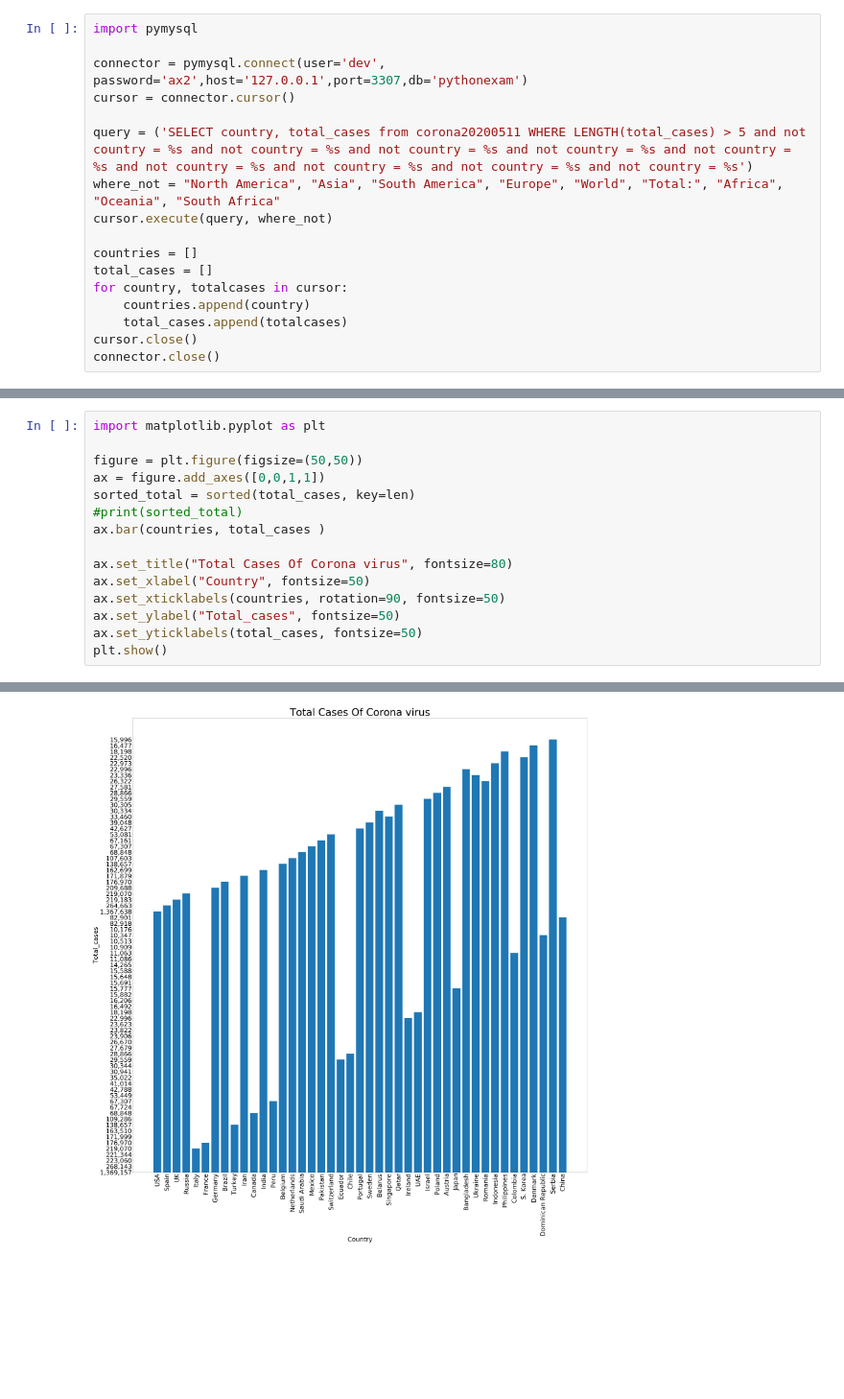
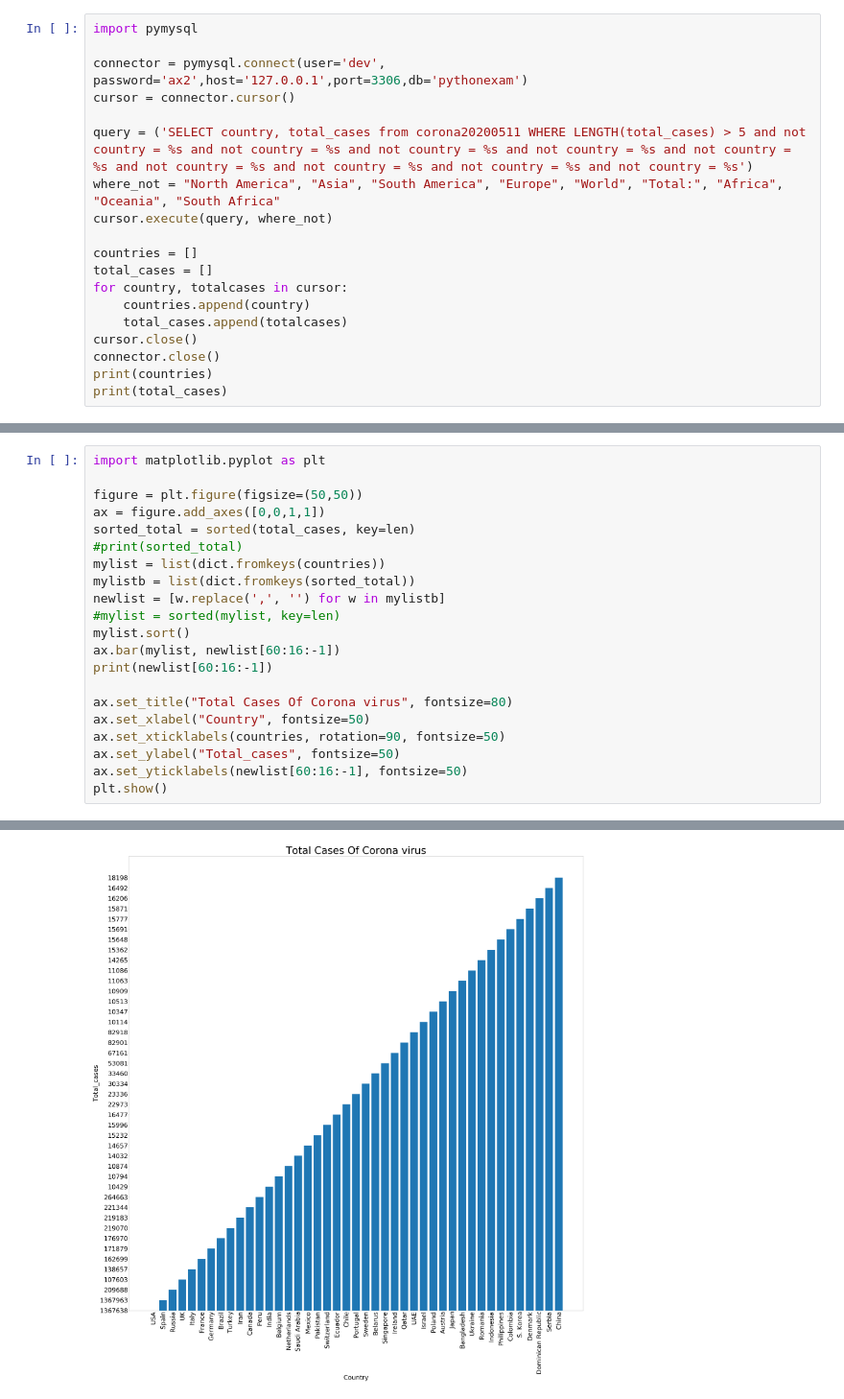
Before and after one commit to fred8728/DAT_4Sem_ExamProject_Python, a Jupyter notebook: Graphs/Total_cases.ipynb, the cells around one changed output, grey strips where cells are left out. Shown at 96% size. Saved outputs shown, nothing was run; the diff lists cells and outputs as text; blank space fills up the shorter version.

```diff
--- a/Graphs/Total_cases.ipynb
+++ b/Graphs/Total_cases.ipynb
@@ -1,7 +1,7 @@
 # %%
 import pymysql
 
-connector = pymysql.connect(user='dev', password='ax2',host='127.0.0.1',port=3307,db='pythonexam')
+connector = pymysql.connect(user='dev', password='ax2',host='127.0.0.1',port=3306,db='pythonexam')
 cursor = connector.cursor()
 
 query = ('SELECT country, total_cases from corona20200511 WHERE LENGTH(total_cases) > 5 and not country = %s and not country = %s and not country = %s and not country = %s and not country = %s and not country = %s and not country = %s and not country = %s and not country = %s')
@@ -15,3 +15,5 @@ for country, totalcases in cursor:
     total_cases.append(totalcases)
 cursor.close()
 connector.close()
+print(countries)
+print(total_cases)
@@ -22,12 +27,18 @@ figure = plt.figure(figsize=(50,50))
 ax = figure.add_axes([0,0,1,1])
 sorted_total = sorted(total_cases, key=len)
 #print(sorted_total)
-ax.bar(countries, total_cases )
+mylist = list(dict.fromkeys(countries))
+mylistb = list(dict.fromkeys(sorted_total))
+newlist = [w.replace(',', '') for w in mylistb]
+#mylist = sorted(mylist, key=len)
+mylist.sort()
+ax.bar(mylist, newlist[60:16:-1])
+print(newlist[60:16:-1])
 
 ax.set_title("Total Cases Of Corona virus", fontsize=80)
 ax.set_xlabel("Country", fontsize=50)
 ax.set_xticklabels(countries, rotation=90, fontsize=50)
 ax.set_ylabel("Total_cases", fontsize=50)
-ax.set_yticklabels(total_cases, fontsize=50)
+ax.set_yticklabels(newlist[60:16:-1], fontsize=50)
 plt.show()
 # %% [output]
@@ -34 +46 @@ plt.show()
-[figure, old version]
+[figure, new version]
```
Also changed, not shown: parts of 3 cells of this notebook, 3 other files.
